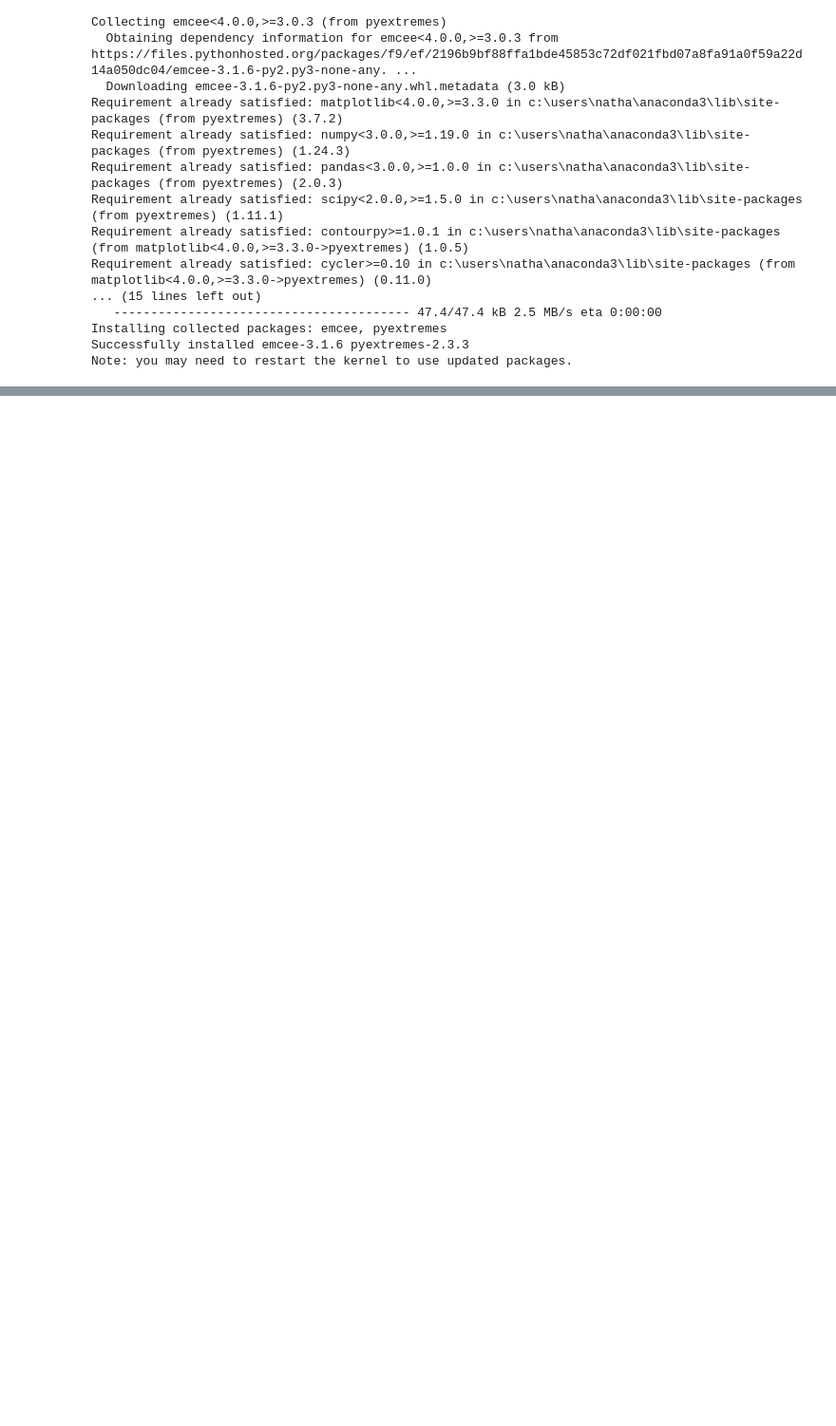
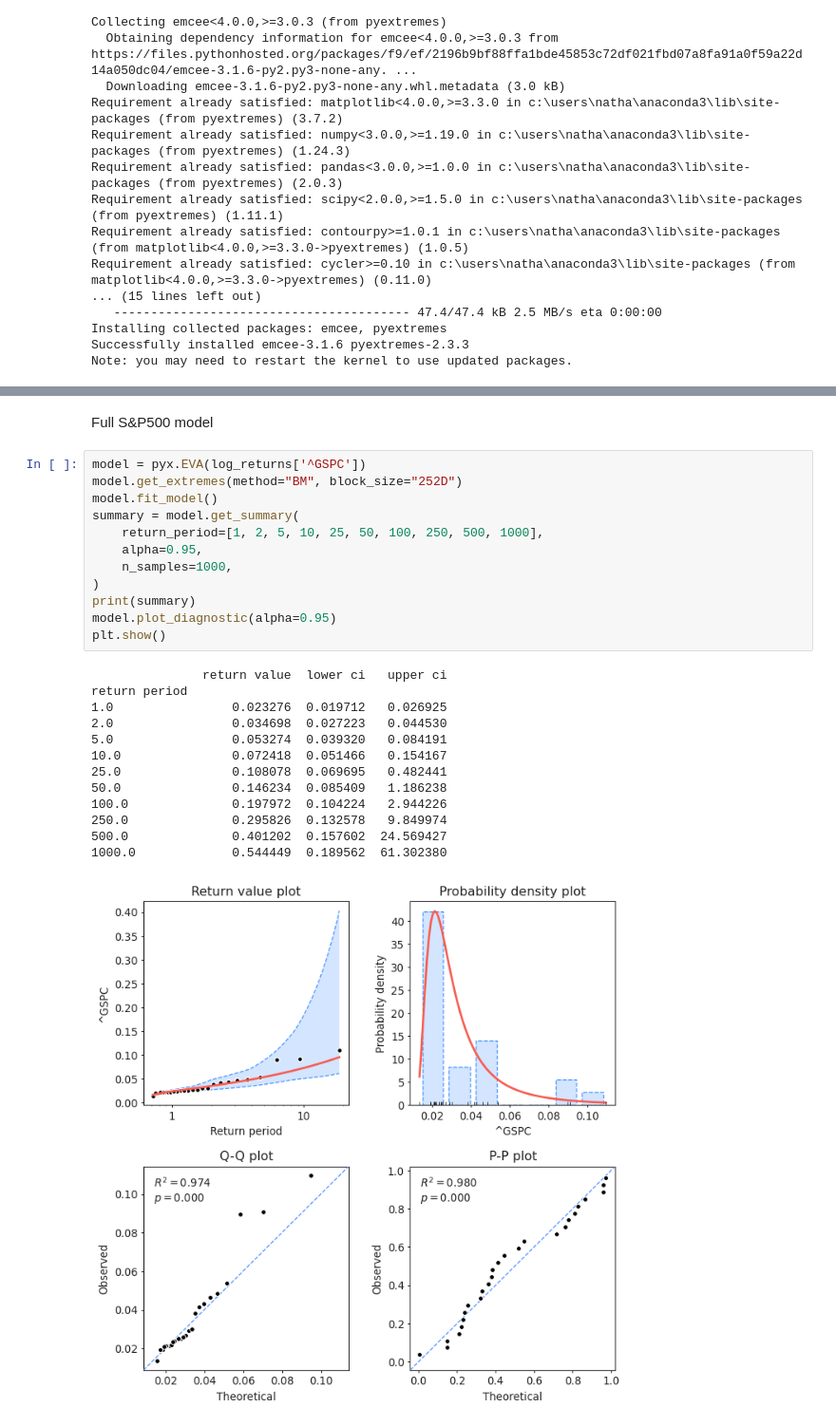
Before and after one commit to Scott-Yap/M2R_EVT, a Jupyter notebook: GARCH.ipynb, the cells around one changed output, grey strips where cells are left out. Shown: that part at 95% size. Saved outputs shown, nothing was run; the diff lists cells and outputs as text; blank space fills up the shorter version.

```diff
--- a/GARCH.ipynb
+++ b/GARCH.ipynb
@@ -53,0 +162,28 @@ plt.show()
+# %% [markdown]
+Full S&P500 model
+# %%
+model = pyx.EVA(log_returns['^GSPC'])
+model.get_extremes(method="BM", block_size="252D")
+model.fit_model()
+summary = model.get_summary(
+    return_period=[1, 2, 5, 10, 25, 50, 100, 250, 500, 1000],
+    alpha=0.95,
+    n_samples=1000,
+)
+print(summary)
+model.plot_diagnostic(alpha=0.95)
+plt.show()
+# %% [output]
+               return value  lower ci   upper ci
+return period
+1.0                0.023276  0.019712   0.026925
+2.0                0.034698  0.027223   0.044530
+5.0                0.053274  0.039320   0.084191
+10.0               0.072418  0.051466   0.154167
+25.0               0.108078  0.069695   0.482441
+50.0               0.146234  0.085409   1.186238
+100.0              0.197972  0.104224   2.944226
+250.0              0.295826  0.132578   9.849974
+500.0              0.401202  0.157602  24.569427
+1000.0             0.544449  0.189562  61.302380
+[figure, added]
```
Also changed, not shown: parts of 9 cells of this notebook.
